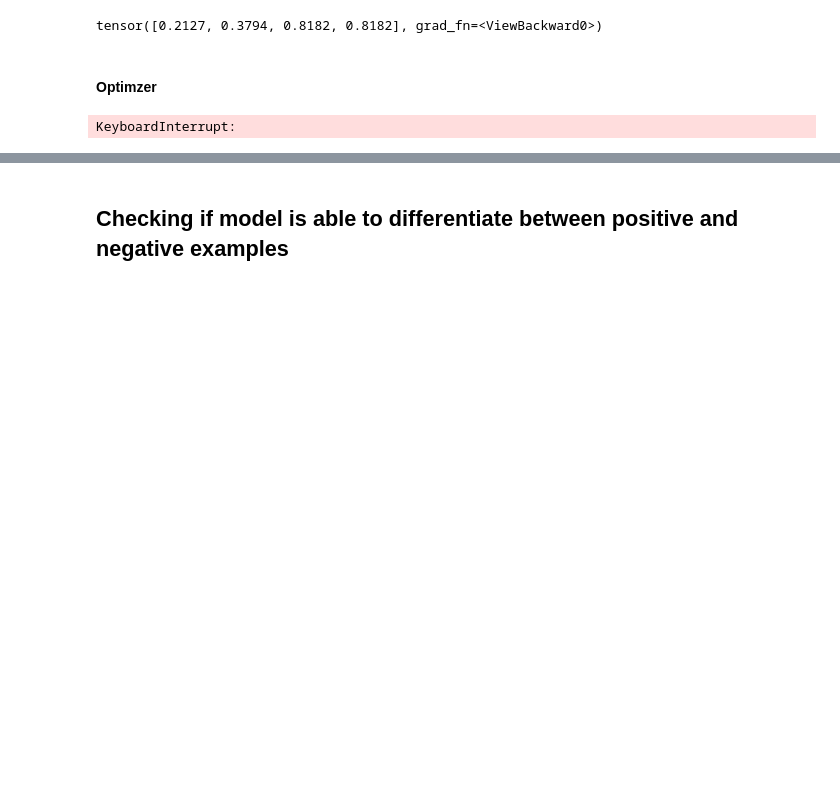
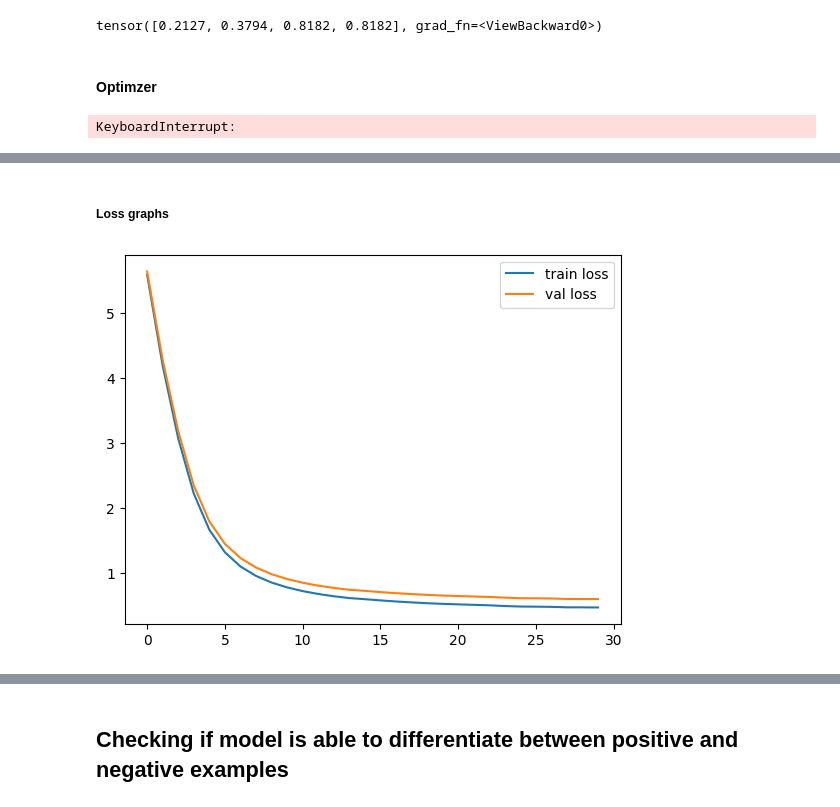
Before and after one commit to AbhishekBiswas12/Word2Vec_hindi, a Jupyter notebook: skipgram.ipynb, the cells around one changed output, grey strips where cells are left out. Cells and saved outputs as stored; diff of their text form; code cells hidden in the pictures; blank space fills up the shorter version.

```diff
--- a/skipgram.ipynb
+++ b/skipgram.ipynb
@@ -297,0 +359,21 @@ torch.save(model, "Word2Vec_hindi_seed_42_pre_losses_calc.bin")
+# %% [markdown]
+##### Loss graphs
+# %%
+import matplotlib.pyplot as plt
+
+train_num = open('train_losses.txt', 'r').readlines()
+val_num = open('val_losses.txt', 'r').readlines()
+
+train_losses = [float(x.split('\t')[0]) for x in train_num]
+train_pos = [float(x.split('\t')[1]) for x in train_num]
+train_neg = [float(x.split('\t')[2]) for x in train_num]
+val_losses = [float(x.split('\t')[0]) for x in val_num]
+val_pos = [float(x.split('\t')[1]) for x in val_num]
+val_neg = [float(x.split('\t')[2]) for x in val_num]
+# %%
+plt.plot(train_losses)
+plt.plot(val_losses)
+plt.legend(['train loss', 'val loss'])
+plt.show()
+# %% [output]
+[figure, added]
```
Also changed, not shown: parts of 28 cells of this notebook.
